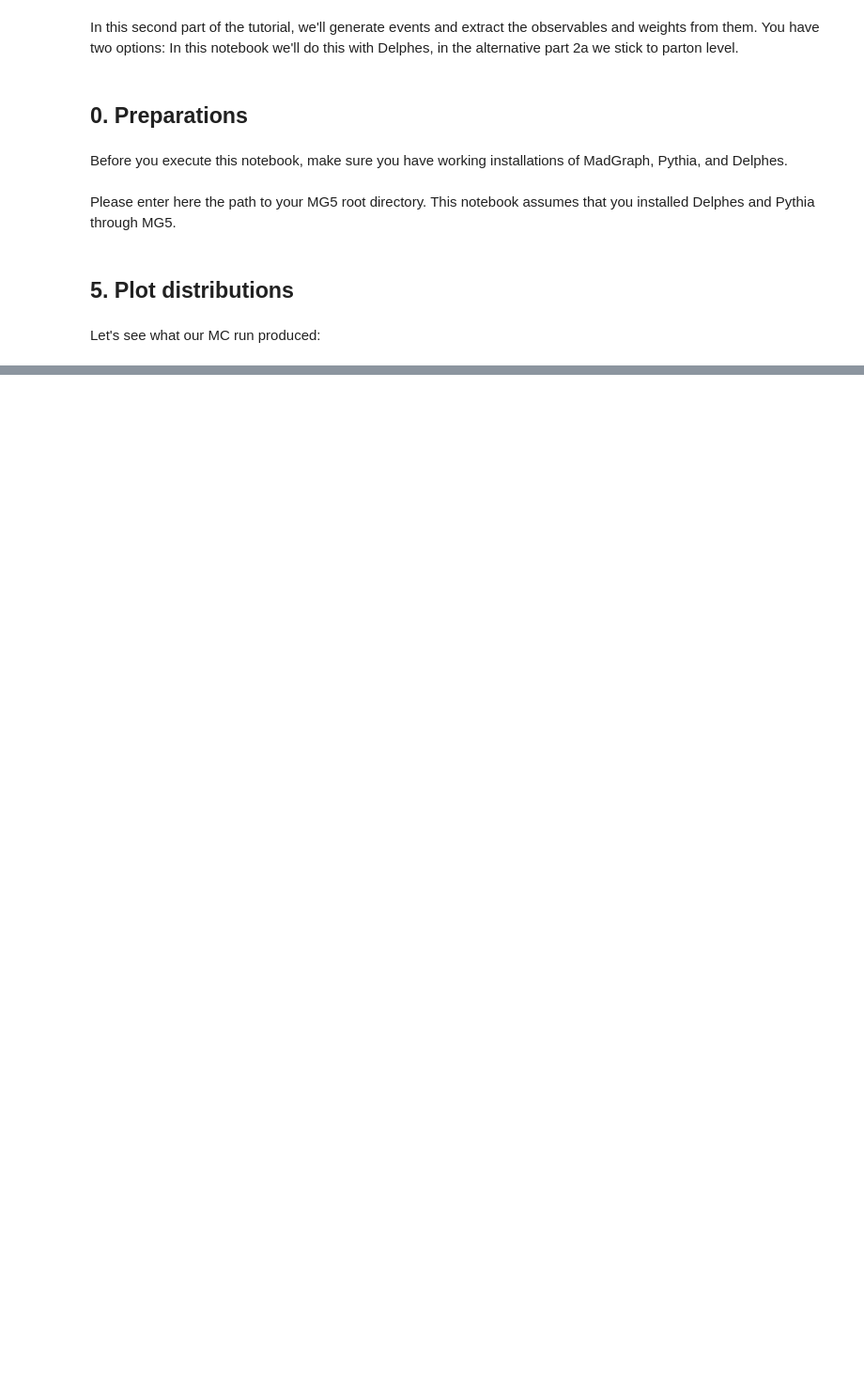
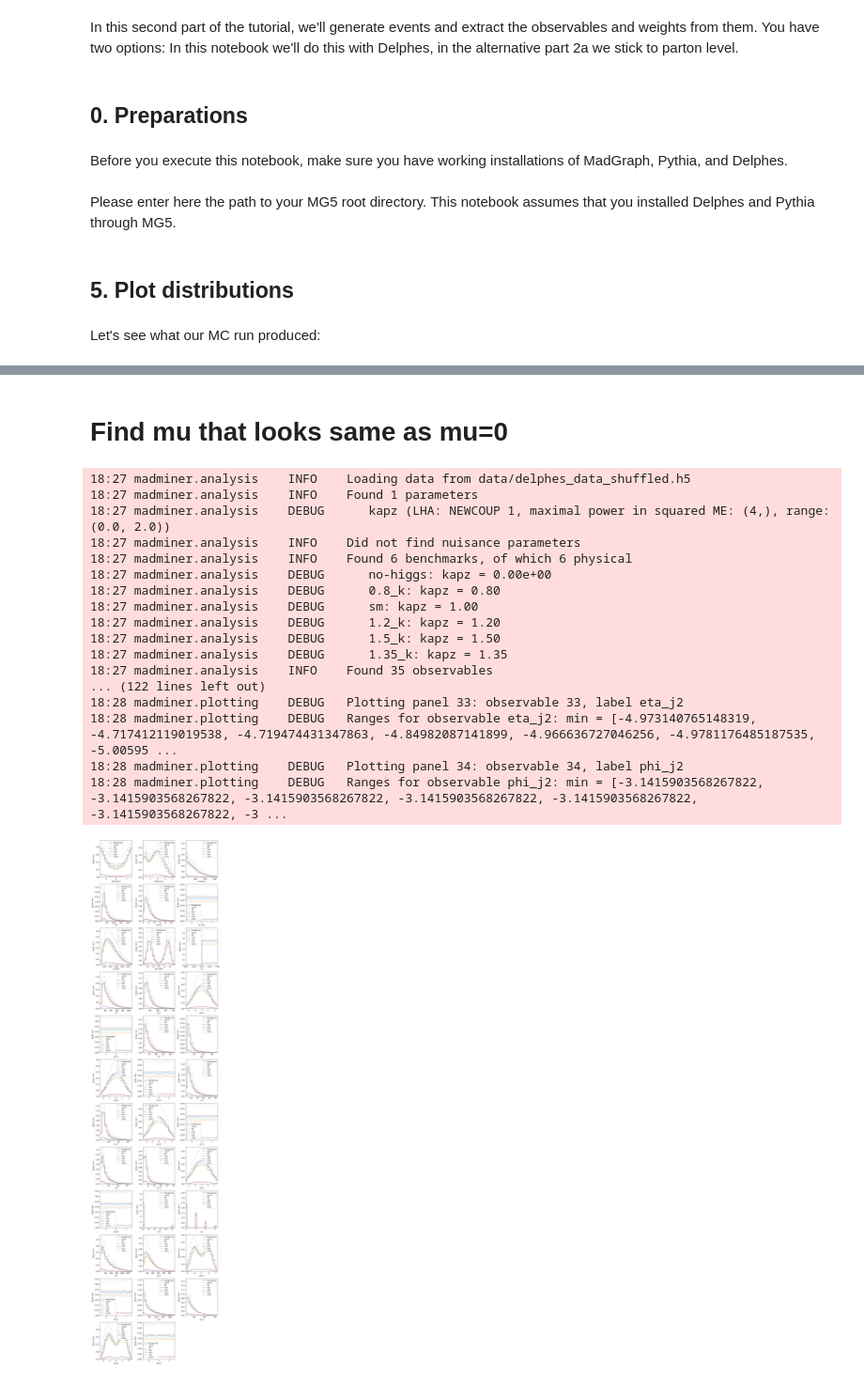
Before and after one commit to aghoshpub/LikelihoodFreeInterference, a Jupyter notebook: examples/tutorial_h4l/2b_plotting.ipynb, the cells around one changed output, grey strips where cells are left out. Shown at 94% size. Drawn from its saved outputs; the diff is of its cells as text; code cells hidden in the pictures; blank space fills up the shorter version.

Commit message:
sim also at new benchmarks, strange yeilds at mu2,3

```diff
--- a/examples/tutorial_h4l/2b_plotting.ipynb
+++ b/examples/tutorial_h4l/2b_plotting.ipynb
@@ -101,0 +102,31 @@ _ = plot_distributions(
+# %% [markdown]
+# Find mu that looks same as mu=0
+# %%
+_ = plot_distributions(
+    filename='data/delphes_data_shuffled.h5',
+    parameter_points=['no-higgs', [0.5**0.25], 'sm', [2.**0.25], [3.**0.25], [5.**0.25], [10.**0.25]],
+    line_labels=['Background', 'mu0.5', 'SM', 'mu2', 'mu3', 'mu5', 'mu10'],
+    uncertainties='none',
+    n_bins=20,
+    n_cols=3,
+    normalize=False,
+)
+# %% [output]
+18:27 madminer.analysis    INFO    Loading data from data/delphes_data_shuffled.h5
+18:27 madminer.analysis    INFO    Found 1 parameters
+18:27 madminer.analysis    DEBUG      kapz (LHA: NEWCOUP 1, maximal power in squared ME: (4,), range: (0.0, 2.0))
+18:27 madminer.analysis    INFO    Did not find nuisance parameters
+18:27 madminer.analysis    INFO    Found 6 benchmarks, of which 6 physical
+18:27 madminer.analysis    DEBUG      no-higgs: kapz = 0.00e+00
+18:27 madminer.analysis    DEBUG      0.8_k: kapz = 0.80
+18:27 madminer.analysis    DEBUG      sm: kapz = 1.00
+18:27 madminer.analysis    DEBUG      1.2_k: kapz = 1.20
+18:27 madminer.analysis    DEBUG      1.5_k: kapz = 1.50
+18:27 madminer.analysis    DEBUG      1.35_k: kapz = 1.35
+18:27 madminer.analysis    INFO    Found 35 observables
+... (122 lines left out)
+18:28 madminer.plotting    DEBUG   Plotting panel 33: observable 33, label eta_j2
+18:28 madminer.plotting    DEBUG   Ranges for observable eta_j2: min = [-4.973140765148319, -4.717412119019538, -4.719474431347863, -4.84982087141899, -4.966636727046256, -4.9781176485187535, -5.00595 ...
+18:28 madminer.plotting    DEBUG   Plotting panel 34: observable 34, label phi_j2
+18:28 madminer.plotting    DEBUG   Ranges for observable phi_j2: min = [-3.1415903568267822, -3.1415903568267822, -3.1415903568267822, -3.1415903568267822, -3.1415903568267822, -3.1415903568267822, -3 ...
+[figure, added]
```
Also changed, not shown: parts of 6 cells of this notebook, 7 other files.
